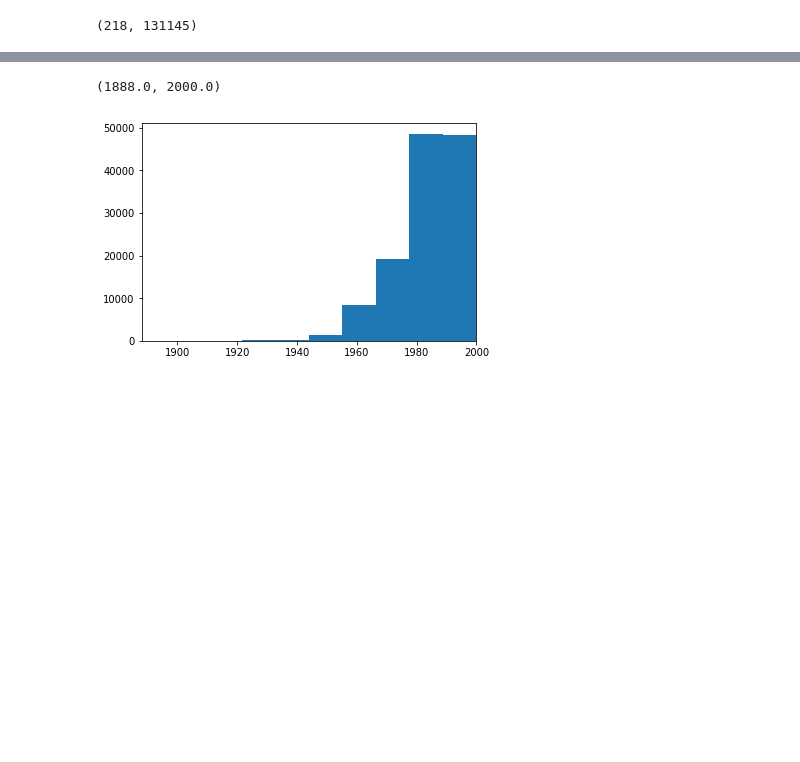
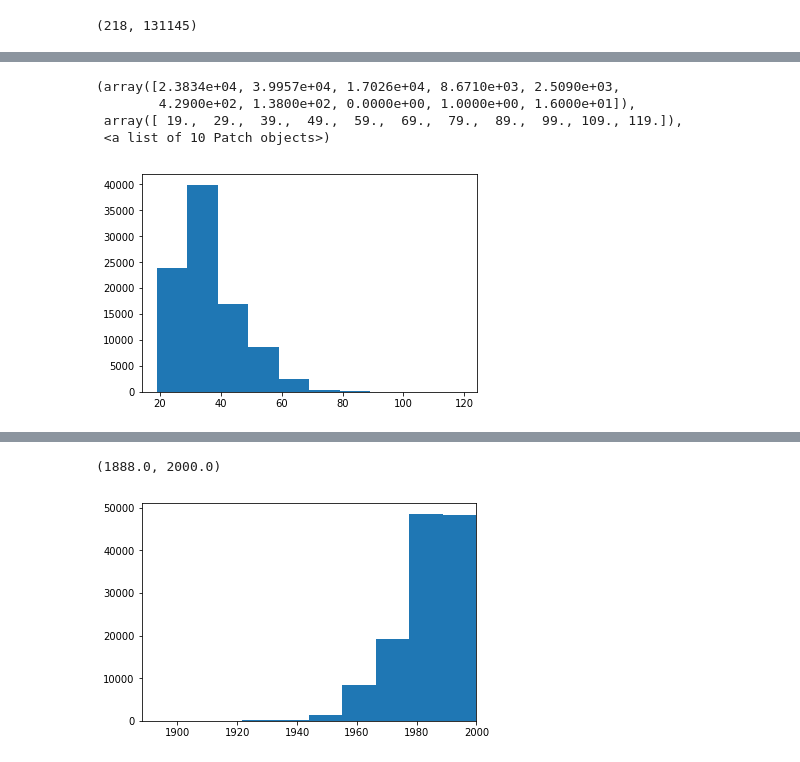
Before and after one commit to david-yang2/Capstone_Project, a Jupyter notebook: EDA.ipynb, the cells around one changed output, grey strips where cells are left out. Saved outputs shown, nothing was run; the diff lists cells and outputs as text; code cells hidden in the pictures; blank space fills up the shorter version.

```diff
--- a/EDA.ipynb
+++ b/EDA.ipynb
@@ -25,7 +25,7 @@ def feature_addition(df):
     #start station IS the end station,
     #we make the assumption that its malfunctioned
     df['malfunction'] = (df.duration_sec < 90) & (df.start_station_name == df.end_station_name)
-
+    df['age'] = 2019 - df.member_birth_year
     return df
 
 def num_malfunctions(df):
@@ -94,3 +75,11 @@ sj.head(5)
+# %%
+plt.hist(sf.age)
+# %% [output]
+(array([2.3834e+04, 3.9957e+04, 1.7026e+04, 8.6710e+03, 2.5090e+03,
+        4.2900e+02, 1.3800e+02, 0.0000e+00, 1.0000e+00, 1.6000e+01]),
+ array([ 19.,  29.,  39.,  49.,  59.,  69.,  79.,  89.,  99., 109., 119.]),
+ <a list of 10 Patch objects>)
+[figure, added]
 # %%
 # %% [output]
 |  | duration_sec | start_time | end_time | start_station_id | start_station_name | start_station_latitude | ... |
```
Also changed, not shown: parts of 9 cells of this notebook, 1 other file.
